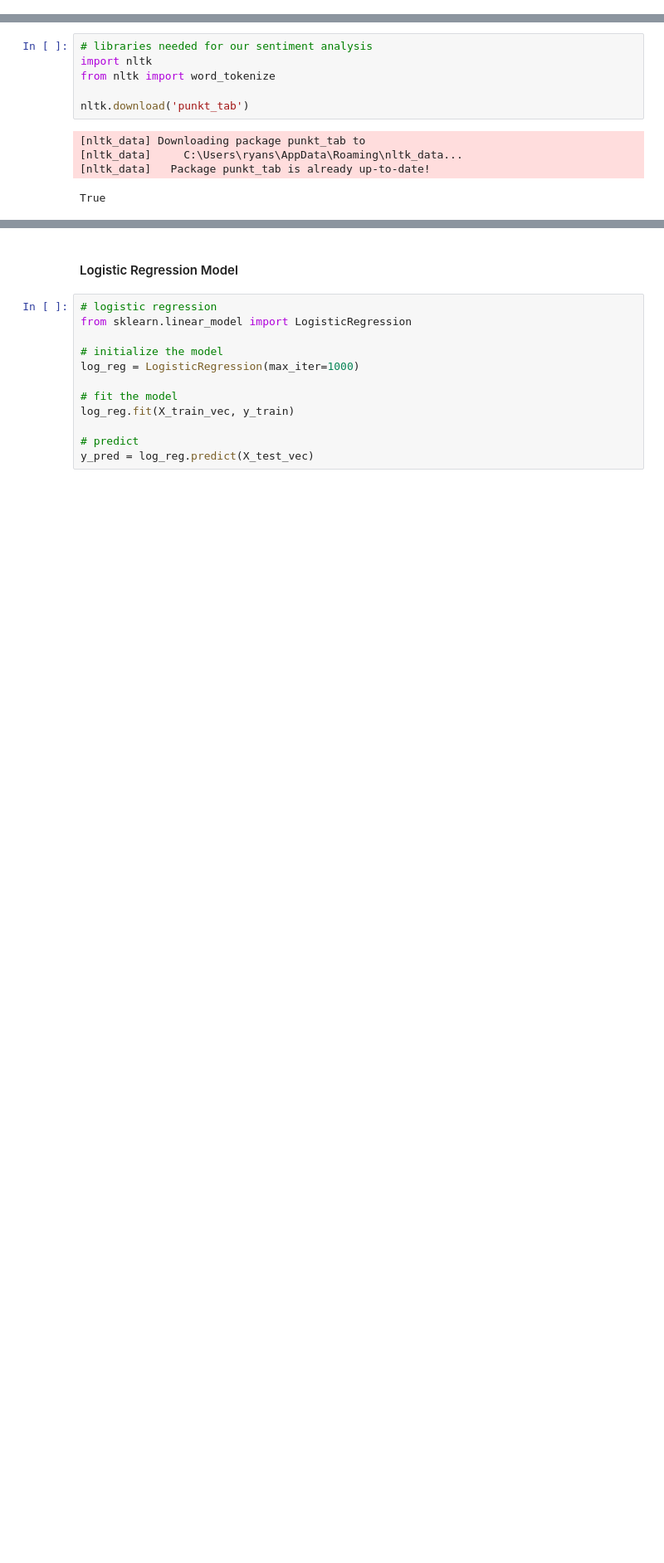
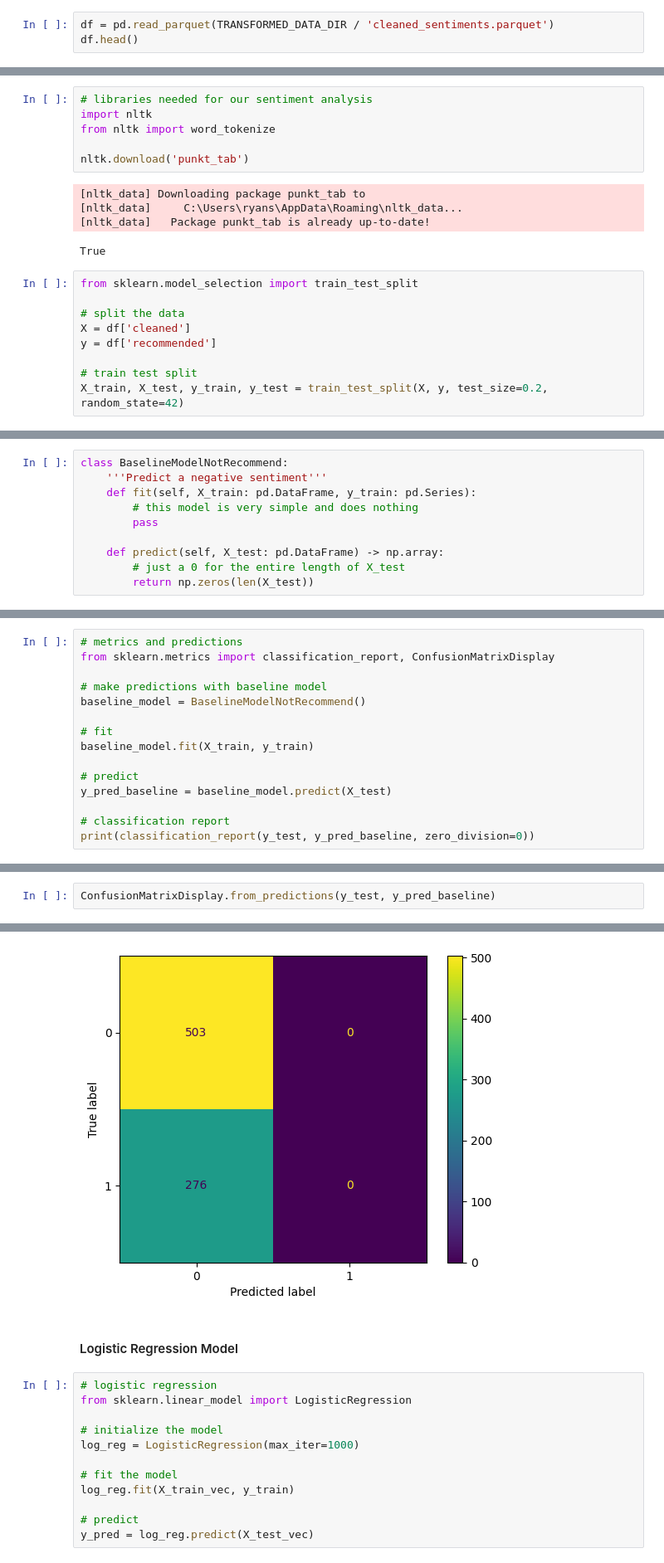
Before and after one commit to ryslipe/british_airlines, a Jupyter notebook: notebooks/03_sentiment_analysis.ipynb, the cells around one changed output, grey strips where cells are left out. Shown at 83% size. Cells and saved outputs as stored; diff of their text form; blank space fills up the shorter version.

Commit message:
baseline model

```diff
--- a/notebooks/03_sentiment_analysis.ipynb
+++ b/notebooks/03_sentiment_analysis.ipynb
@@ -39,0 +9,3 @@ df.head()
+# %%
+df = pd.read_parquet(TRANSFORMED_DATA_DIR / 'cleaned_sentiments.parquet')
+df.head()
@@ -56,3 +35,12 @@ nltk.download('punkt_tab')
 [nltk_data]     C:\Users\ryans\AppData\Roaming\nltk_data...
 [nltk_data]   Package punkt_tab is already up-to-date!
 True
+# %%
+from sklearn.model_selection import train_test_split
+
+# split the data
+X = df['cleaned']
+y = df['recommended']
+
+# train test split
+X_train, X_test, y_train, y_test = train_test_split(X, y, test_size=0.2, random_state=42)
@@ -59 +51,11 @@ True
+# %%
+class BaselineModelNotRecommend:
+    '''Predict a negative sentiment'''
+    def fit(self, X_train: pd.DataFrame, y_train: pd.Series):
+        # this model is very simple and does nothing
+        pass
+
+    def predict(self, X_test: pd.DataFrame) -> np.array:
+        # just a 0 for the entire length of X_test
+        return np.zeros(len(X_test))
 # %% [markdown]
@@ -82,0 +77,15 @@ X_test_vec = count_vectorizer.transform(X_test)
+# %%
+# metrics and predictions
+from sklearn.metrics import classification_report, ConfusionMatrixDisplay
+
+# make predictions with baseline model
+baseline_model = BaselineModelNotRecommend()
+
+# fit
+baseline_model.fit(X_train, y_train)
+
+# predict
+y_pred_baseline = baseline_model.predict(X_test)
+
+# classification report
+print(classification_report(y_test, y_pred_baseline, zero_division=0))
@@ -82,0 +101,3 @@ X_test_vec = count_vectorizer.transform(X_test)
+# %%
+ConfusionMatrixDisplay.from_predictions(y_test, y_pred_baseline)
+# %% [output]
@@ -83,3 +105,4 @@ X_test_vec = count_vectorizer.transform(X_test)
+[figure, added]
 # %% [markdown]
 #### Logistic Regression Model
 # %%
```
Also changed, not shown: parts of 14 cells of this notebook, 1 other file.
